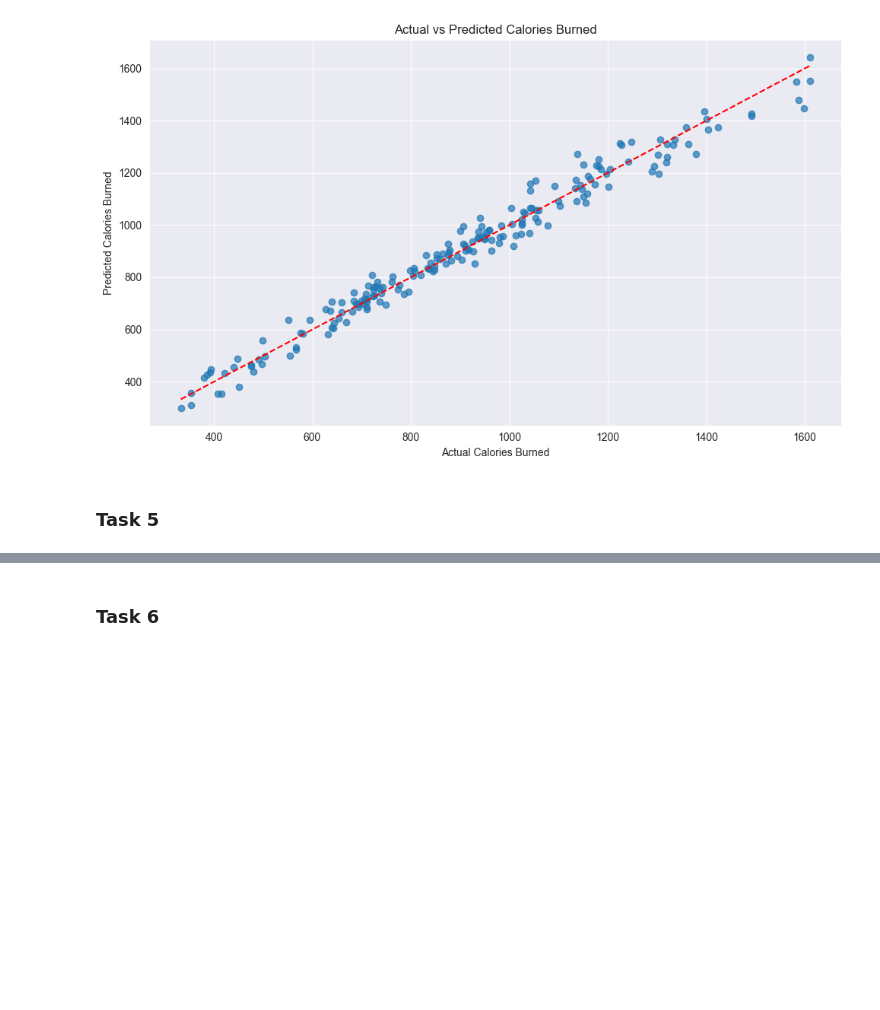
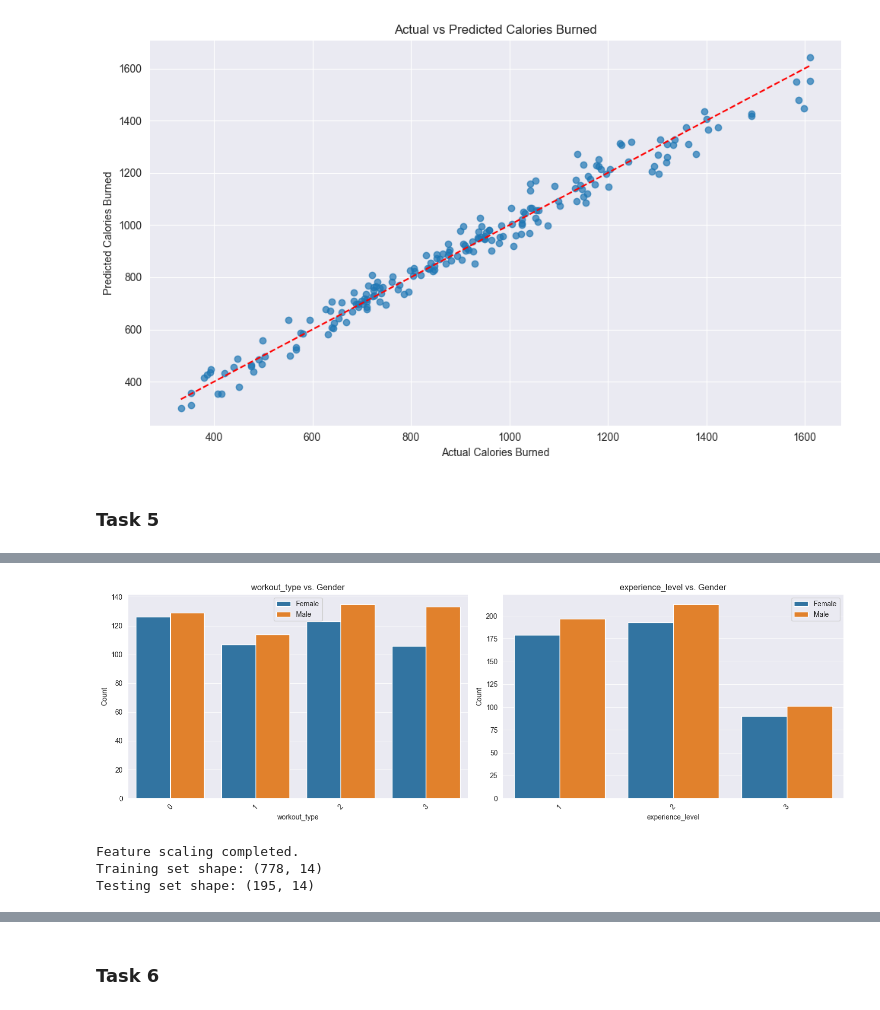
Before and after one commit to ivan-22-3-5/data_analysis_6th_sem, a Jupyter notebook: final-project/final-project.ipynb, the cells around one changed output, grey strips where cells are left out. Saved outputs shown, nothing was run; the diff lists cells and outputs as text; code cells hidden in the pictures; blank space fills up the shorter version.

```diff
--- a/final-project/final-project.ipynb
+++ b/final-project/final-project.ipynb
@@ -471,0 +504,18 @@ plt.show()
+# %%
+categorical_features = ['workout_type', 'experience_level']
+
+plt.figure(figsize=(15, 5))
+for i, feature in enumerate(categorical_features, 1):
+    plt.subplot(1, 2, i)
+
+    sns.countplot(x=feature, hue='gender', data=df_transformed)
+    plt.title(f'{feature} vs. Gender')
+    plt.xlabel(feature)
+    plt.ylabel('Count')
+    plt.xticks(rotation=45)
+    plt.legend(['Female', 'Male'])
+
+plt.tight_layout()
+plt.show()
+# %% [output]
+[figure, added]
@@ -471,0 +529,12 @@ plt.show()
+# %%
+scaler = StandardScaler()
+X_train_scaled = scaler.fit_transform(X_train)
+X_test_scaled = scaler.transform(X_test)
+
+print("Feature scaling completed.")
+print(f"Training set shape: {X_train_scaled.shape}")
+print(f"Testing set shape: {X_test_scaled.shape}")
+# %% [output]
+Feature scaling completed.
+Training set shape: (778, 14)
+Testing set shape: (195, 14)
```
Also changed, not shown: parts of 14 cells of this notebook.
